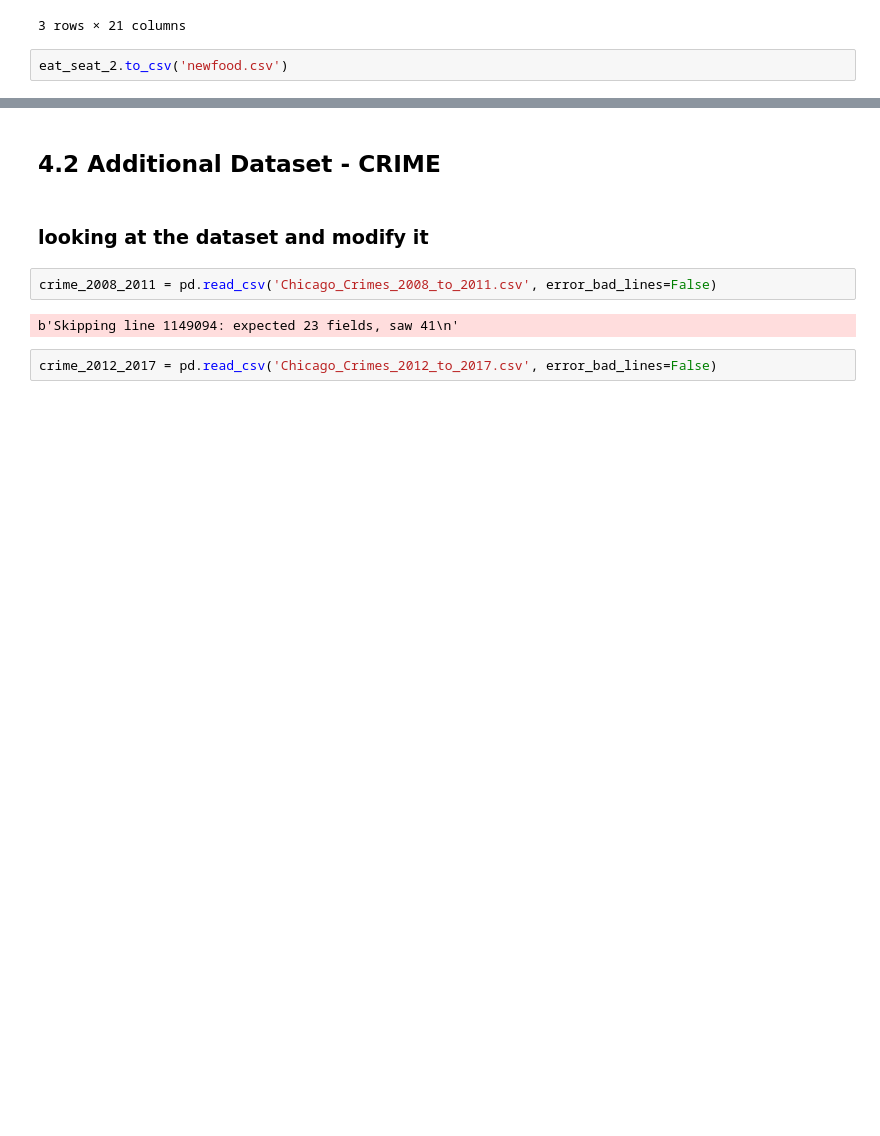
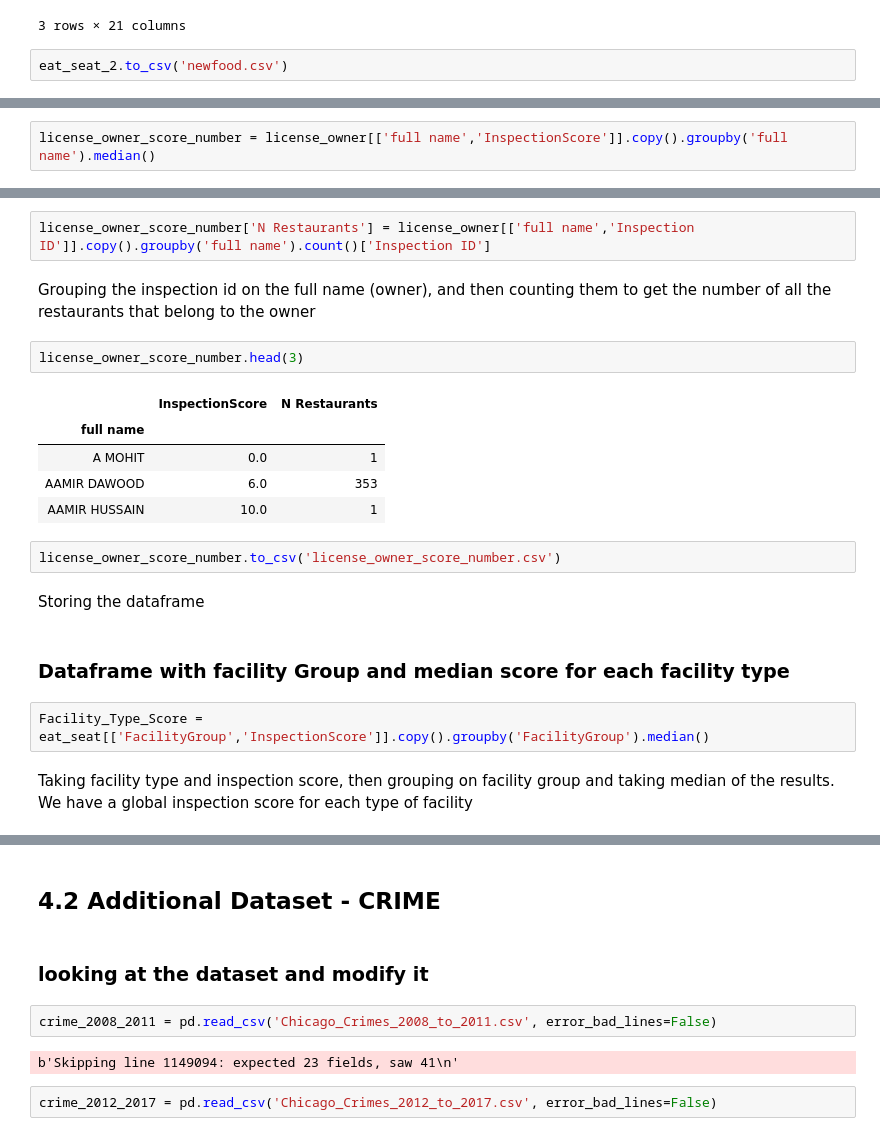
Before and after one commit to clairebilat/ada-2019-project-lost-and-found, a Jupyter notebook: Milestone-3.ipynb, the cells around one changed output, grey strips where cells are left out. Drawn from its saved outputs; the diff is of its cells as text; blank space fills up the shorter version.

```diff
--- a/Milestone-3.ipynb
+++ b/Milestone-3.ipynb
@@ -1293,0 +1360,2 @@ eat_seat_2.to_csv('newfood.csv')
+# %%
+license_owner_score_number = license_owner[['full name','InspectionScore']].copy().groupby('full name').median()
@@ -1293,0 +1372,22 @@ eat_seat_2.to_csv('newfood.csv')
+# %%
+license_owner_score_number['N Restaurants'] = license_owner[['full name','Inspection ID']].copy().groupby('full name').count()['Inspection ID']
+# %% [markdown]
+Grouping the inspection id on the full name (owner), and then counting them to get the number of all the restaurants that belong to the owner
+# %%
+license_owner_score_number.head(3)
+# %% [output]
+|  | InspectionScore | N Restaurants |
+| full name |  |  |
+| A MOHIT | 0.0 | 1 |
+| AAMIR DAWOOD | 6.0 | 353 |
+| AAMIR HUSSAIN | 10.0 | 1 |
+# %%
+license_owner_score_number.to_csv('license_owner_score_number.csv')
+# %% [markdown]
+Storing the dataframe
+# %% [markdown]
+### Dataframe with facility Group and median score for each facility type
+# %%
+Facility_Type_Score = eat_seat[['FacilityGroup','InspectionScore']].copy().groupby('FacilityGroup').median()
+# %% [markdown]
+Taking facility type and inspection score, then grouping on facility group and taking median of the results. We have a global inspection score for each type of facility
```
Also changed, not shown: parts of 28 cells of this notebook.
